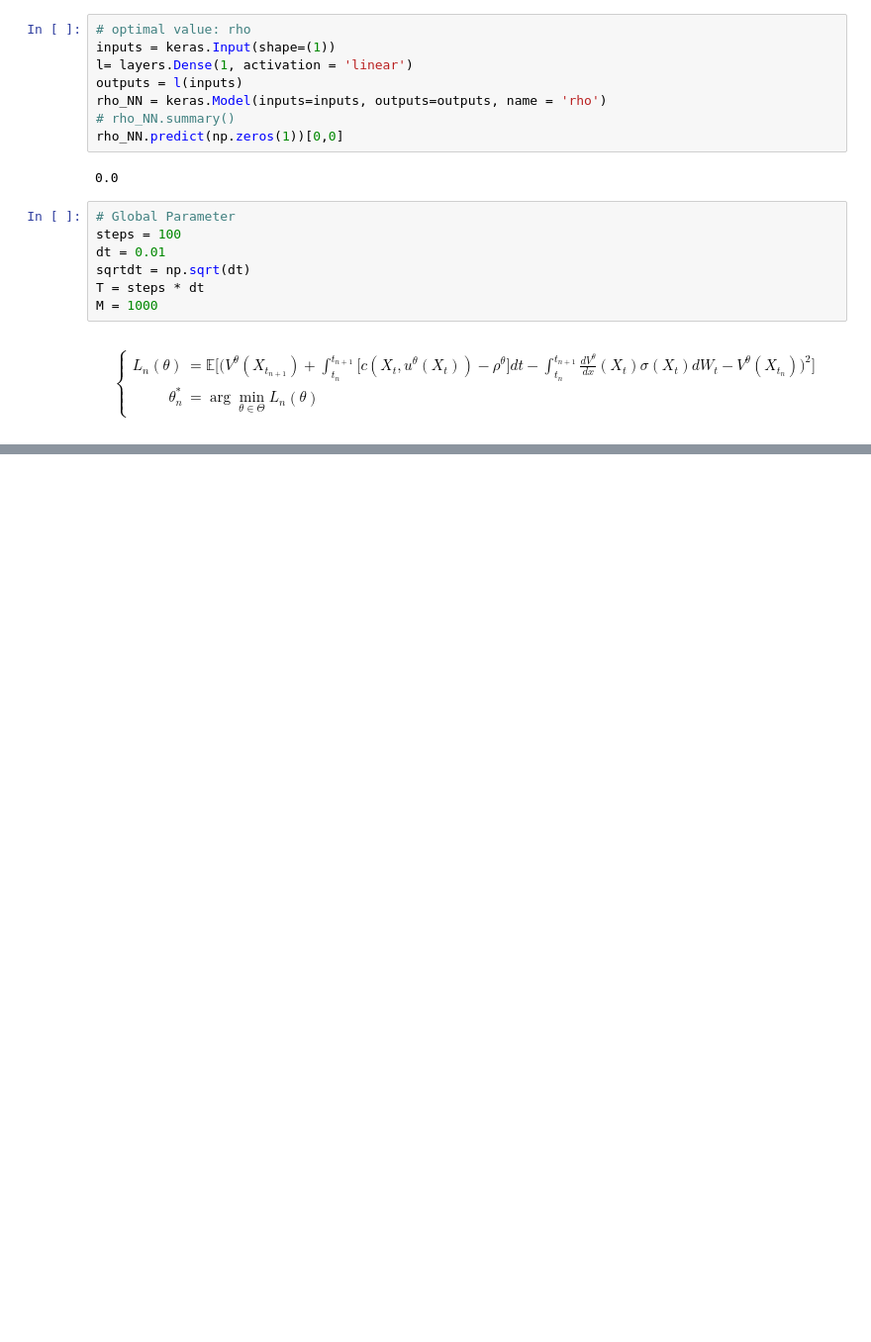
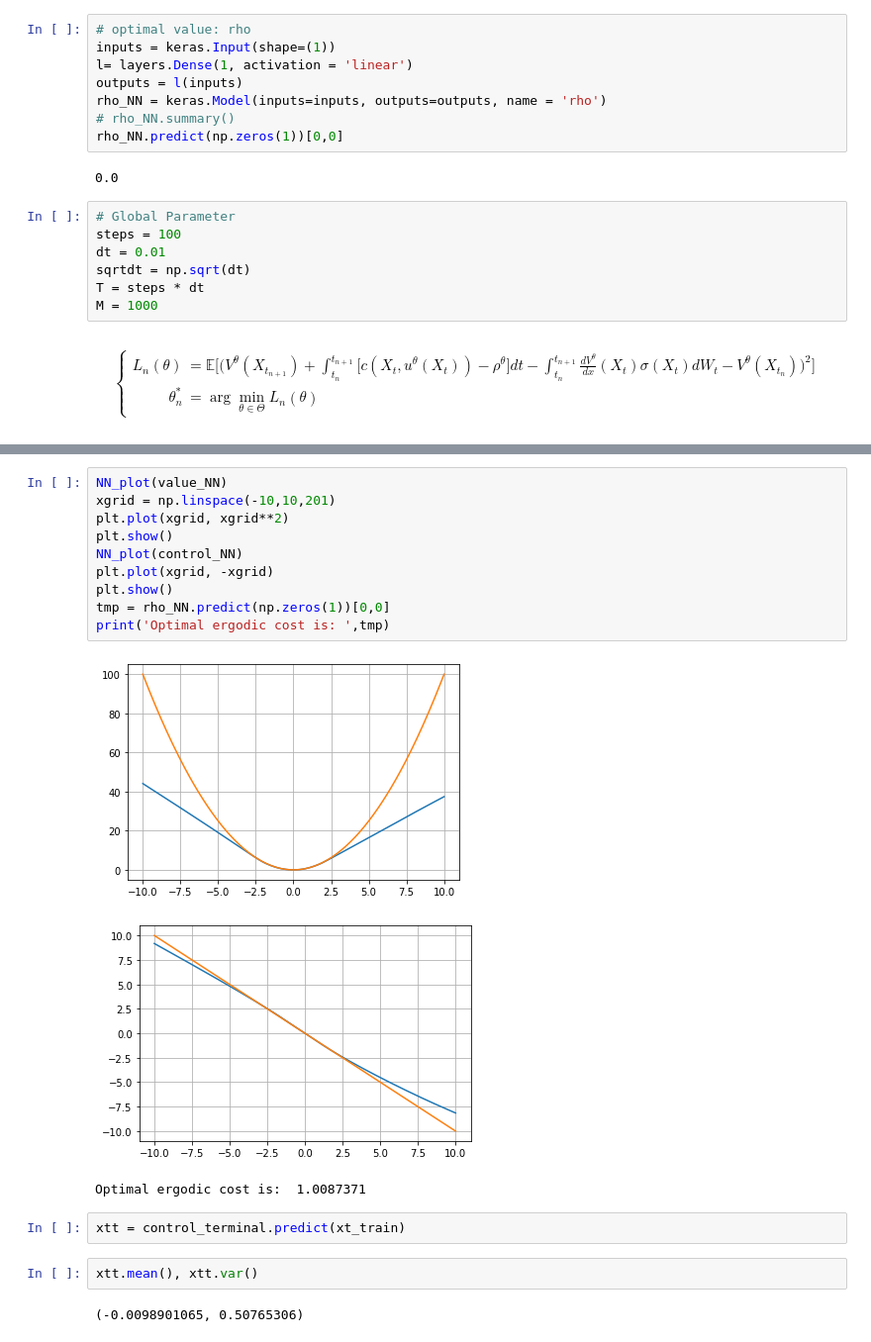
Before and after one commit to justinhou95/ErgodicControl, a Jupyter notebook: MBSDE.ipynb, the cells around one changed output, grey strips where cells are left out. Shown at 99% size. Saved outputs shown, nothing was run; the diff lists cells and outputs as text; blank space fills up the shorter version.

```diff
--- a/MBSDE.ipynb
+++ b/MBSDE.ipynb
@@ -179,0 +291,20 @@ rho_NN.predict(np.zeros(1))[0,0]
+# %%
+NN_plot(value_NN)
+xgrid = np.linspace(-10,10,201)
+plt.plot(xgrid, xgrid**2)
+plt.show()
+NN_plot(control_NN)
+plt.plot(xgrid, -xgrid)
+plt.show()
+tmp = rho_NN.predict(np.zeros(1))[0,0]
+print('Optimal ergodic cost is: ',tmp)
+# %% [output]
+[figure, added]
+[figure, added]
+Optimal ergodic cost is:  1.0087371
+# %%
+xtt = control_terminal.predict(xt_train)
+# %%
+xtt.mean(), xtt.var()
+# %% [output]
+(-0.0098901065, 0.50765306)
```
Also changed, not shown: parts of 22 cells of this notebook, 4 other files.
